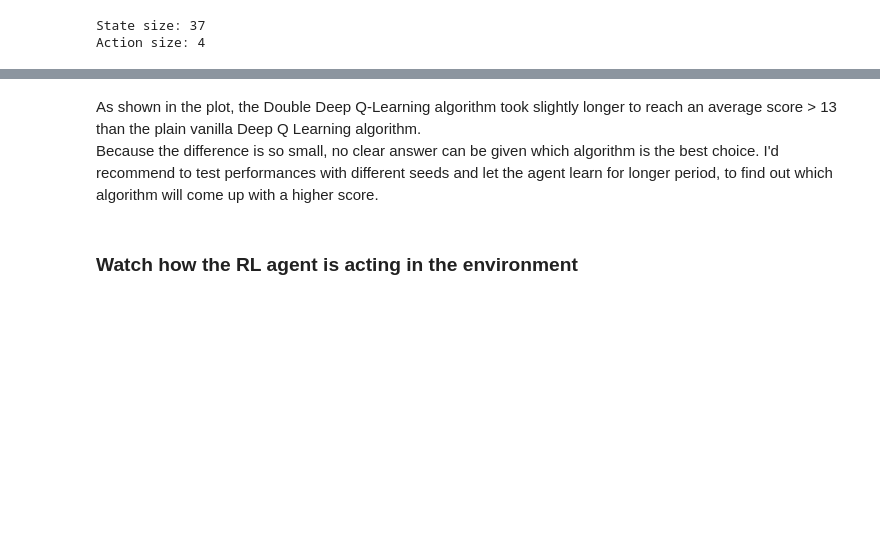
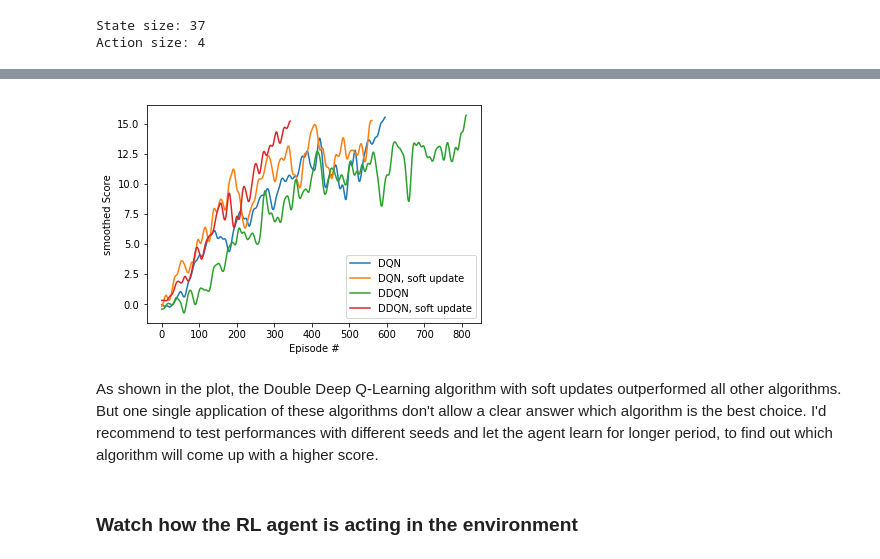
Before and after one commit to clauszitzelsberger/Navigation_RL, a Jupyter notebook: report.ipynb, the cells around one changed output, grey strips where cells are left out. Cells and saved outputs as stored; diff of their text form; code cells hidden in the pictures; blank space fills up the shorter version.

Commit message:
performance of four agents

```diff
--- a/report.ipynb
+++ b/report.ipynb
@@ -193,11 +222,14 @@ The following cells will apply Deep Q-Learning with experience replay and fixed
 def dqn(env, brain_name,
         agent, n_episodes=2000,
         epsilon_start=1.0, epsilon_end=.1,
-        epsilon_decay=.995):
+        epsilon_decay=.99):
     """Deep Q-Learning.
 
     Params
     ======
+        env: unity environment object
+        brain_name (string): brain name of initialized environment
+        agent: initialized agent object
         n_episodes (int): maximum number of training episodes
         epsilon_start (float): starting value of epsilon, for epsilon-greedy action selection
         epsilon_end (float): minimum value of epsilon
@@ -282,0 +289,26 @@ Environment solved in 398 episodes!     Average Score: 13.01
+# %%
+hidden_layers = [256, 128, 64]
+tau_soft = 1e-3
+update_target_soft = 4
+gamma = 1
+
+agent1 = Agent(state_size, action_size, hidden_layers, gamma=gamma)
+agent2 = Agent(state_size, action_size, hidden_layers, gamma=gamma,
+               tau=tau_soft, update_target=update_target_soft)
+agent3 = Agent(state_size, action_size, hidden_layers, gamma=gamma,
+               ddqn=True)
+agent4 = Agent(state_size, action_size, hidden_layers, gamma=gamma,
+               tau=tau_soft, update_target=update_target_soft, ddqn=True)
+# %%
+n = 2000
+print('DQN')
+scores_dqn = dqn(env, brain_name, agent1, n_episodes=n)
+
+print('\nDQN, soft update')
+scores_dqn_soft_update = dqn(env, brain_name, agent2, n_episodes=n)
+
+print('\nDDQN')
+scores_ddqn = dqn(env, brain_name, agent3, n_episodes=n)
+
+print('\nDDQN, soft update')
+scores_ddqn_soft_update = dqn(env, brain_name, agent4, n_episodes=n)
@@ -283,6 +333,12 @@ Environment solved in 398 episodes!     Average Score: 13.01
+# %%
+plot_scores({'DQN': scores_dqn,
+             'DQN, soft update': scores_dqn_soft_update,
+             'DDQN': scores_ddqn,
+             'DDQN, soft update': scores_ddqn_soft_update})
+# %% [output]
+[figure, added]
 # %% [markdown]
-As shown in the plot, the Double Deep Q-Learning algorithm took slightly longer to reach an average score > 13 than the plain vanilla Deep Q Learning algorithm.
-Because the difference is so small, no clear answer can be given which algorithm is the best choice. I'd recommend to test performances with different seeds and let the agent learn for longer period, to find out which algorithm will come up with a higher score.
+As shown in the plot, the Double Deep Q-Learning algorithm with soft updates outperformed all other algorithms. But one single application of these algorithms don't allow a clear answer which algorithm is the best choice. I'd recommend to test performances with different seeds and let the agent learn for longer period, to find out which algorithm will come up with a higher score.
 # %% [markdown]
 ### Watch how the RL agent is acting in the environment
 # %%
```
Also changed, not shown: parts of 19 cells of this notebook, 1 other file.
